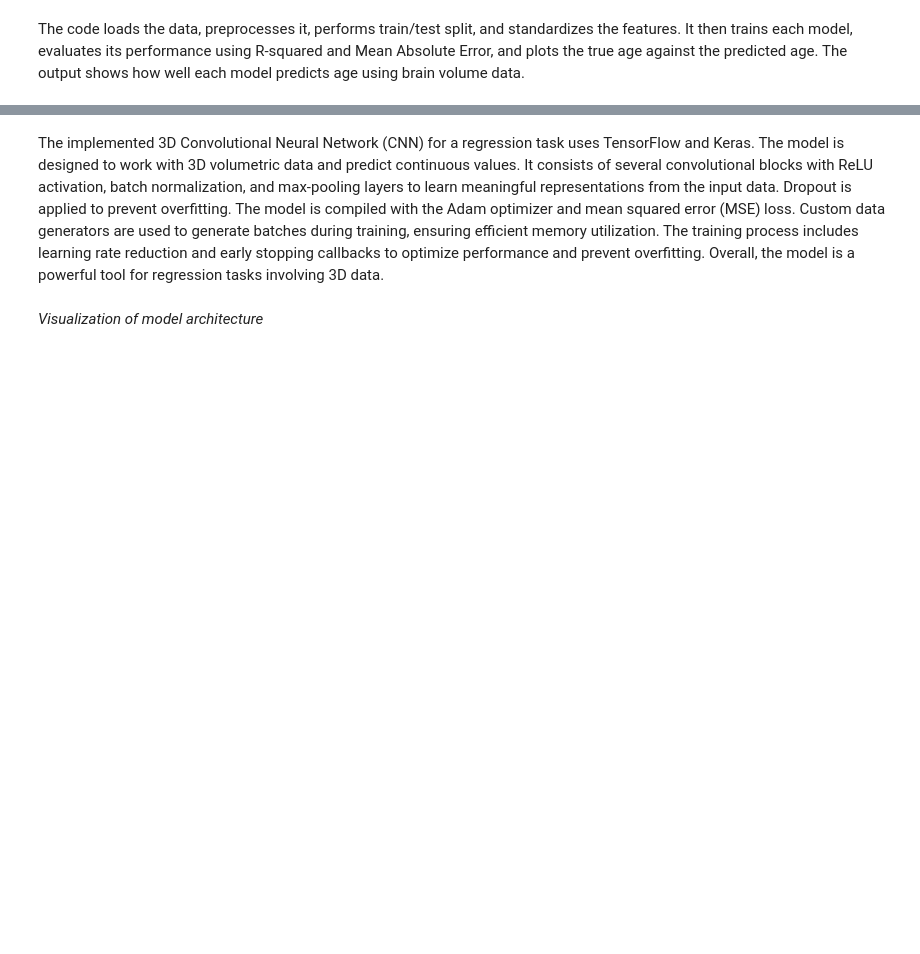
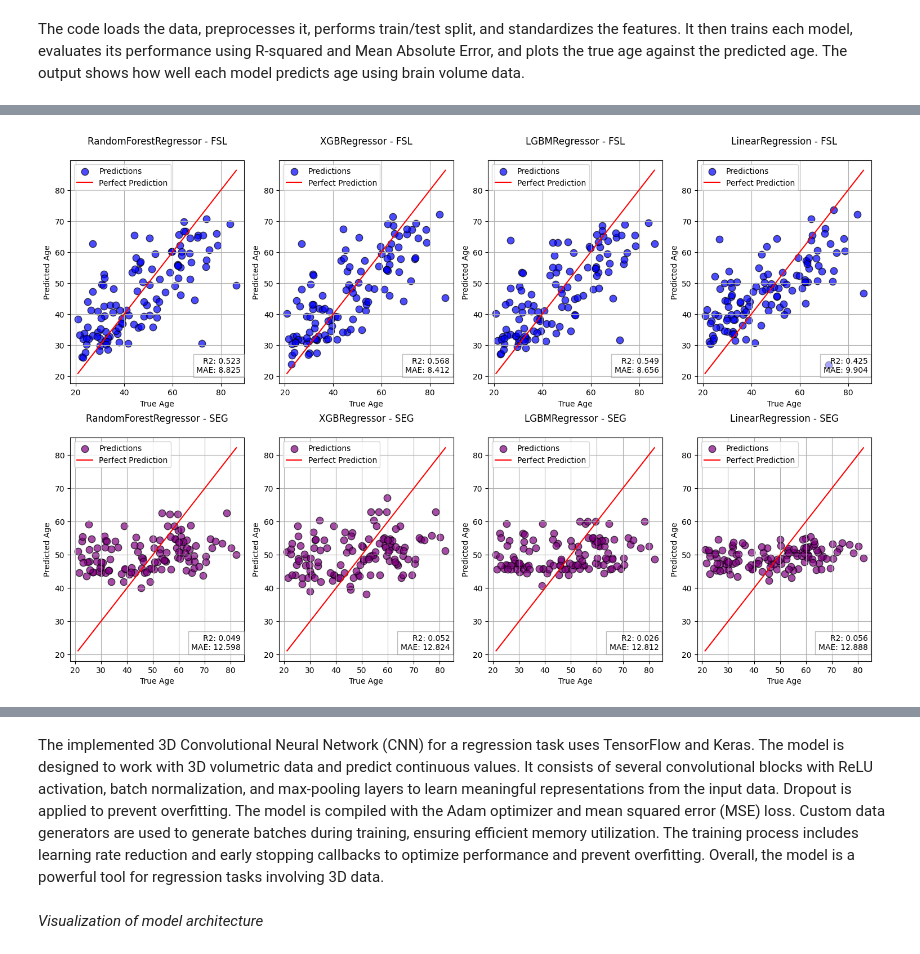
Before and after one commit to jessexmaki/CAP4770-Final-Project, a Jupyter notebook: IXI/Final.ipynb, the cells around one changed output, grey strips where cells are left out. Drawn from its saved outputs; the diff is of its cells as text; code cells hidden in the pictures; blank space fills up the shorter version.

```diff
--- a/IXI/Final.ipynb
+++ b/IXI/Final.ipynb
@@ -773,0 +401,86 @@ In summary, the models are evaluated based on two metrics: R-squared (R2) and Me
+# %%
+import pandas as pd
+import matplotlib.pyplot as plt
+from sklearn.model_selection import train_test_split
+from sklearn.preprocessing import StandardScaler
+from sklearn.ensemble import RandomForestRegressor
+from xgboost import XGBRegressor
+from lightgbm import LGBMRegressor
+from sklearn.linear_model import LinearRegression
+from sklearn.metrics import r2_score, mean_absolute_error
+
+# Data and models
+datasets = ['IXI-FSL.csv', 'IXI-SEG.csv']
+models = {
+    'FSL': [RandomForestRegressor(n_estimators=200, max_depth=5, min_samples_split=10, min_samples_leaf=4),
+            XGBRegressor(n_estimators=100, max_depth=3, learning_rate=0.1, gamma=0),
+            LGBMRegressor(n_estimators=300, max_depth=5, learning_rate=0.01, num_leaves=10, force_col_wise=True, verbose=-1),
+            LinearRegression()],
+    'SEG': [RandomForestRegressor(n_estimators=200, max_depth=5, min_samples_split=10, min_samples_leaf=4),
+            XGBRegressor(n_estimators=100, max_depth=3, learning_rate=0.1, gamma=0),
+            LGBMRegressor(n_estimators=300, max_depth=5, learning_rate=0.01, num_leaves=10, force_col_wise=True, verbose=-1),
+            LinearRegression()]
+}
+
+# Colors for graphs
+colors = {'FSL': 'blue', 'SEG': 'purple'}
+
+results = {}  # Dictionary to store evaluation metrics
+
+fig, axs = plt.subplots(len(datasets), len(models['FSL']), figsize=(15, 10))  # create a grid of plots
+axs = axs.ravel()  # flatten the array for easy iterating
+
+# add more space between plots
+plt.subplots_adjust(hspace=0.5)
+
+for i, dataset in enumerate(datasets):
+    df = pd.read_csv(dataset)
+
+    seg_name = 'FSL' if 'FSL' in dataset else 'SEG'
+
+    # Extract features and target
+    if seg_name == 'FSL':
+        X = df[['CSF_VOLUME', 'GM_VOLUME', 'WM_VOLUME']]
+    else:
+        X = df[['TBV']]
+
+    y = df['AGE']
+
+    # Handle missing values
+    X = X.fillna(X.mean())
+
+    # Train/test split
+    X_train, X_test, y_train, y_test = train_test_split(X, y, test_size=0.2, random_state=42)
+
+    # Standardize
+    scaler = StandardScaler()
+    X_train = scaler.fit_transform(X_train)
+    X_test = scaler.transform(X_test)
+
+    # Model training and evaluation
+    for j, model in enumerate(models[seg_name]):
+        model.fit(X_train, y_train)
+
+        preds = model.predict(X_test)
+
+        r2 = r2_score(y_test, preds)
+        mae = mean_absolute_error(y_test, preds)
+
+        results[model.__class__.__name__ + f'-{seg_name}'] = {'R2': r2, 'MAE': mae}
+
+        # Plot true vs predicted age
+        ax = axs[i * len(models['FSL']) + j]  # select the current axis
+        ax.scatter(y_test, preds, alpha=0.7, s=80, label='Predictions', color=colors[seg_name], edgecolors='k')
+        ax.plot([min(y_test), max(y_test)], [min(y_test), max(y_test)], 'r', label='Perfect Prediction')
+        ax.set_xlabel('True Age')
+        ax.set_ylabel('Predicted Age')
+        ax.set_title(f'{model.__class__.__name__} - {seg_name}', y=1.05)  # Adjust the y-position of the title
+        ax.text(0.98, 0.05, f'R2: {r2:.3f}\nMAE: {mae:.3f}', transform=ax.transAxes,
+                 ha='right', fontsize=10, bbox=dict(facecolor='white', alpha=0.5, edgecolor='gray'))
+        ax.legend()
+        ax.grid(True)
+
+plt.tight_layout()  # improves appearance
+plt.show()
+# %% [output]
+[figure, added]
```
Also changed, not shown: parts of 52 cells of this notebook.
